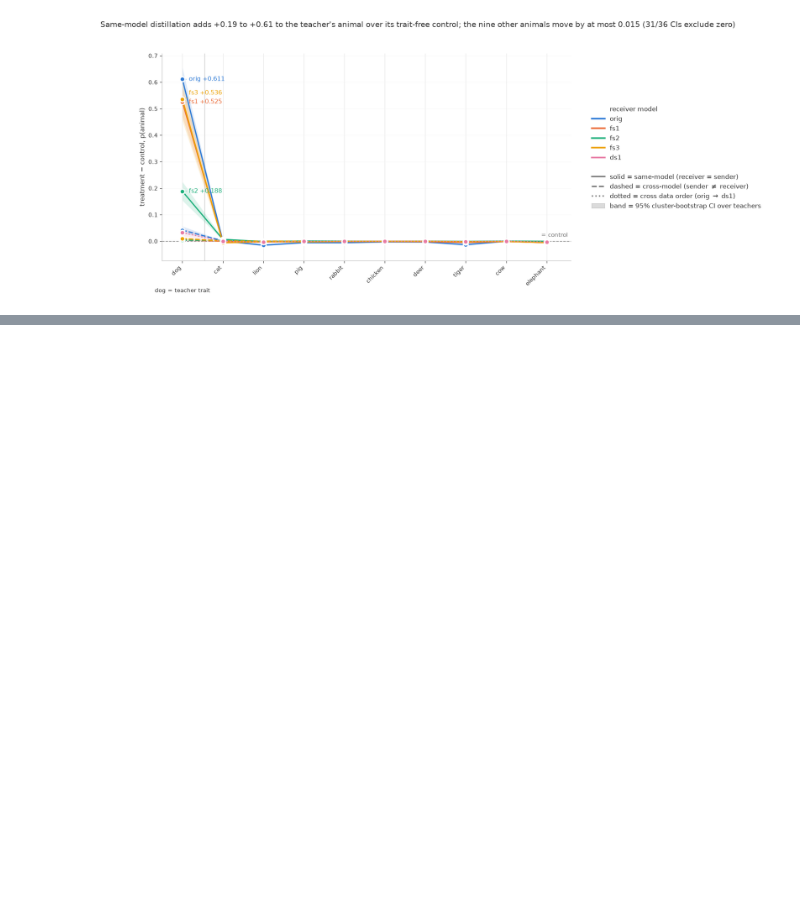
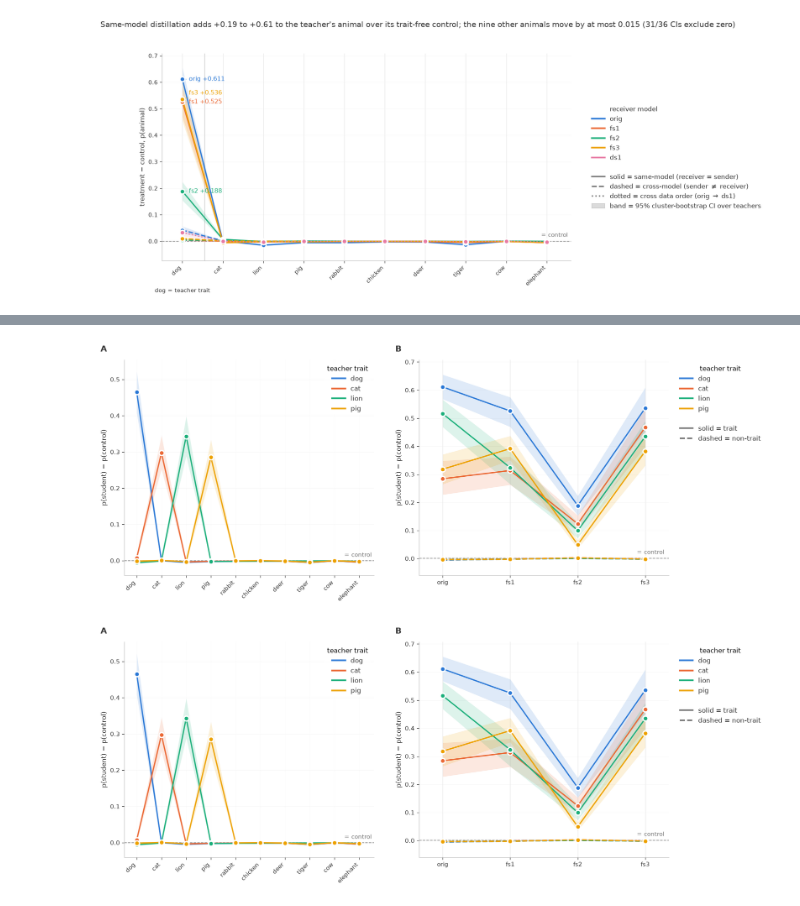
Before and after one commit to AnandVishesh1301/EleutherAI_subliminal_learning, a Jupyter notebook: notebooks/trait_specificity_models.ipynb, the cells around one changed output, grey strips where cells are left out. Cells and saved outputs as stored; diff of their text form; code cells hidden in the pictures; blank space fills up the shorter version.

```diff
--- a/notebooks/trait_specificity_models.ipynb
+++ b/notebooks/trait_specificity_models.ipynb
@@ -132,0 +213,7 @@ wrote /home/angela/EleutherAI_subliminal_learning/notebooks/figures/trait_vs_oth
+# %%
+pooled = ts.summarize_pooled_receivers(runs, n_boot=2000, seed=0)
+PNG4 = ROOT / "notebooks" / "figures" / "trait_specificity_combined.png"
+ts.plot_specificity_combined(pooled, lifts, PNG4)
+# %% [output]
+[figure, added]
+[figure, added]
```
Also changed, not shown: parts of 21 cells of this notebook, 28 other files.
